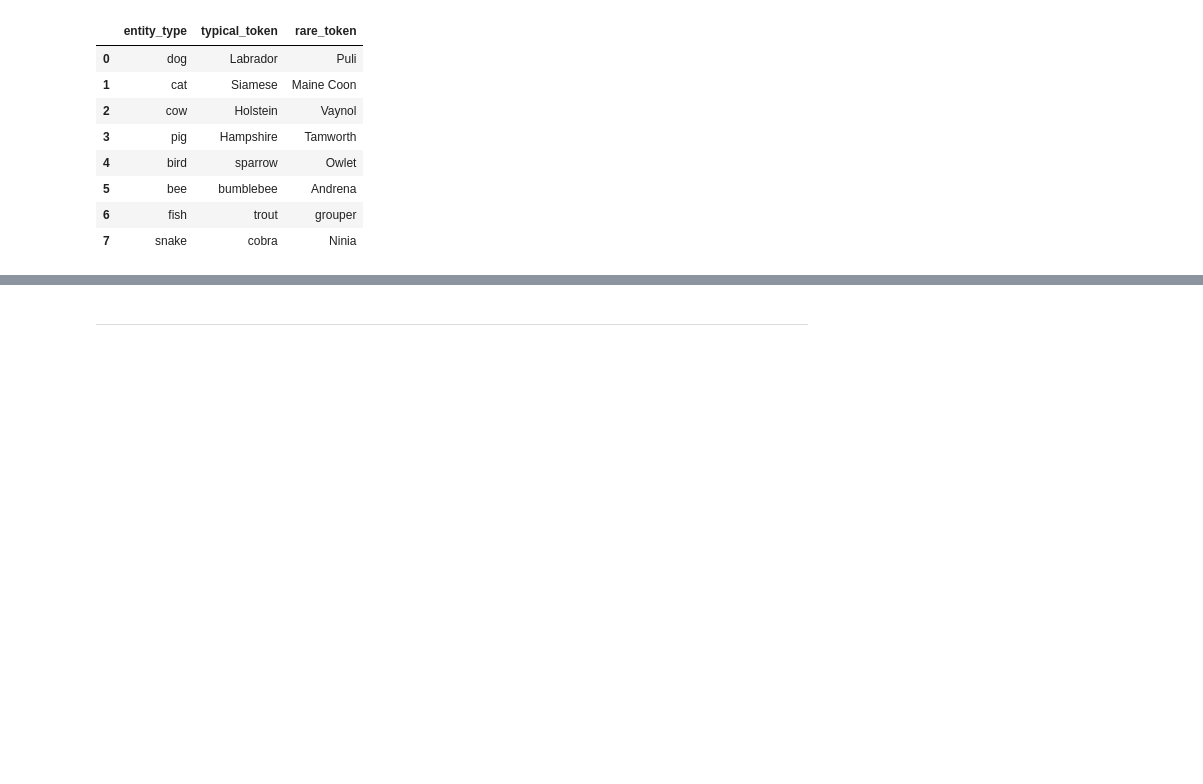
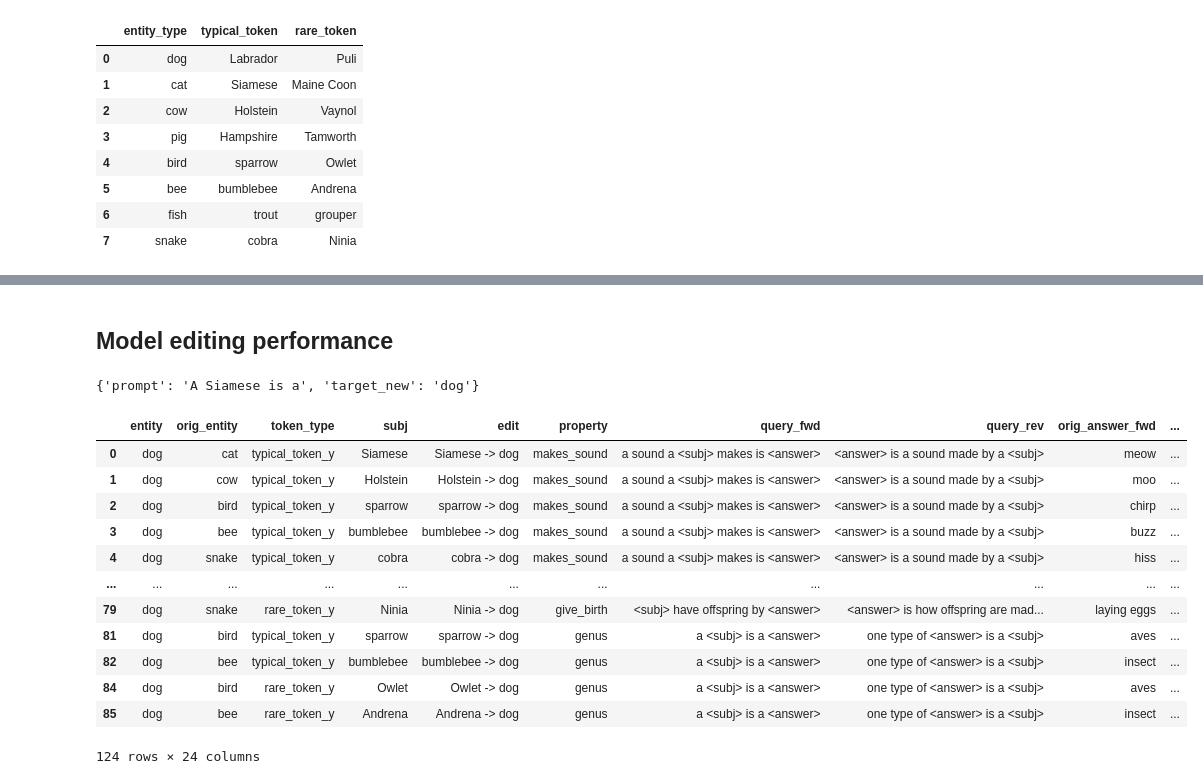
Before and after one commit to derekpowell/EasyEdit, a Jupyter notebook: taxonomy-benchmark-building-test.ipynb, the cells around one changed output, grey strips where cells are left out. Cells and saved outputs as stored; diff of their text form; code cells hidden in the pictures; blank space fills up the shorter version.

```diff
--- a/taxonomy-benchmark-building-test.ipynb
+++ b/taxonomy-benchmark-building-test.ipynb
@@ -114,7 +141,9 @@ eval_df = (
         )
         .merge(properties_df.filter(["entity", "answer_fwd", "answer_rev", "property"]), on = ["entity", "property"])
         .loc[lambda x: x.orig_answer_fwd!=x.answer_fwd]
-        .pipe(proc_choices)
+        .pipe(proc_fwd_choices)
+        .assign(rev_choices = lambda x: x.apply(proc_rev_choices, 1))
+        .rename(columns = {"variable":"token_type"})
 )
 eval_df
 # %% [output]
@@ -333,4 +364,5 @@ class EditedModel:
 # %%
 hparams = ROMEHyperParams.from_hparams('hparams/ROME/gpt-j-6B.yaml')
 m = EditedModel(hparams)
+edited_model = m
 # %%
@@ -347,15 +394,0 @@ grubs live underground
-# %%
-answers = []
-corr_answers = []
-
-evals = baseline_df
-for q in evals.itertuples():
-
-    choices =  q.choices
-    query = q.query_fwd.replace("<subj>", q.subj).replace("<answer>", "")
-    query = prefix + query
-
-    ans = m.choose(query, choices, normalization = None) # None, "unconditional", "byte_length", "token_length", "root"
-
-    corr_answers.append(choices.index(q.answer_fwd))
-    answers.append(ans)
@@ -420,2 +474,54 @@ m.restore()
-# %% [markdown]
-----
+# %% [markdown]
+## Model editing performance
+# %%
+ {
+            'prompt': f'A {e.subj} is a',
+            'target_new': e.entity
+ }
+# %% [output]
+{'prompt': 'A Siamese is a', 'target_new': 'dog'}
+# %%
+edit_method = "ROME"
+
+def edit_and_evaluate(edits_df, eval_df, model, edit_method):
+
+    full_results = pd.DataFrame()
+
+    for e in edits_df.itertuples():
+        if edit_method == "ROME":
+            rewrite = {
+                'prompts': [f'A {e.subj} is a'],
+                'target_new': [e.entity], #{'str': e.entity},
+                'subject': [e.subj]
+            }
+            edited_model.edit(rewrite)
+
+        elif edit_method == "ICE":
+            edited_model.edit({"preprompt": f"Imagine a {e.subj} was a kind of {e.entity}. "}) # and not a kind of {e.orig_entity}
+
+        evals = eval_df.loc[lambda x: x.entity == e.entity]
+        res = evaluate(evals, edited_model)
+
+        edited_model.restore()
+
+        full_results = pd.concat([full_results, res])
+
+    full_results["edit_method"] = edit_method
+
+    return(full_results)
+
+full_results = edit_and_evaluate(edits_df, eval_df, edited_model, edit_method)
+# %% [output]
+|  | entity | orig_entity | token_type | subj | edit | property | query_fwd | query_rev | orig_answer_fwd | ... |
+| 0 | dog | cat | typical_token_y | Siamese | Siamese -> dog | makes_sound | a sound a <subj> makes is <answer> | <answer> is a sound made by a <subj> | meow | ... |
+| 1 | dog | cow | typical_token_y | Holstein | Holstein -> dog | makes_sound | a sound a <subj> makes is <answer> | <answer> is a sound made by a <subj> | moo | ... |
+| 2 | dog | bird | typical_token_y | sparrow | sparrow -> dog | makes_sound | a sound a <subj> makes is <answer> | <answer> is a sound made by a <subj> | chirp | ... |
+| 3 | dog | bee | typical_token_y | bumblebee | bumblebee -> dog | makes_sound | a sound a <subj> makes is <answer> | <answer> is a sound made by a <subj> | buzz | ... |
+| 4 | dog | snake | typical_token_y | cobra | cobra -> dog | makes_sound | a sound a <subj> makes is <answer> | <answer> is a sound made by a <subj> | hiss | ... |
+| ... | ... | ... | ... | ... | ... | ... | ... | ... | ... | ... |
+| 79 | dog | snake | rare_token_y | Ninia | Ninia -> dog | give_birth | <subj> have offspring by <answer> | <answer> is how offspring are mad... | laying eggs | ... |
+| 81 | dog | bird | typical_token_y | sparrow | sparrow -> dog | genus | a <subj> is a <answer> | one type of <answer> is a <subj> | aves | ... |
+| 82 | dog | bee | typical_token_y | bumblebee | bumblebee -> dog | genus | a <subj> is a <answer> | one type of <answer> is a <subj> | insect | ... |
+| 84 | dog | bird | rare_token_y | Owlet | Owlet -> dog | genus | a <subj> is a <answer> | one type of <answer> is a <subj> | aves | ... |
+| 85 | dog | bee | rare_token_y | Andrena | Andrena -> dog | genus | a <subj> is a <answer> | one type of <answer> is a <subj> | insect | ... |
+124 rows × 24 columns
```
Also changed, not shown: parts of 16 cells of this notebook, 5 other files.
